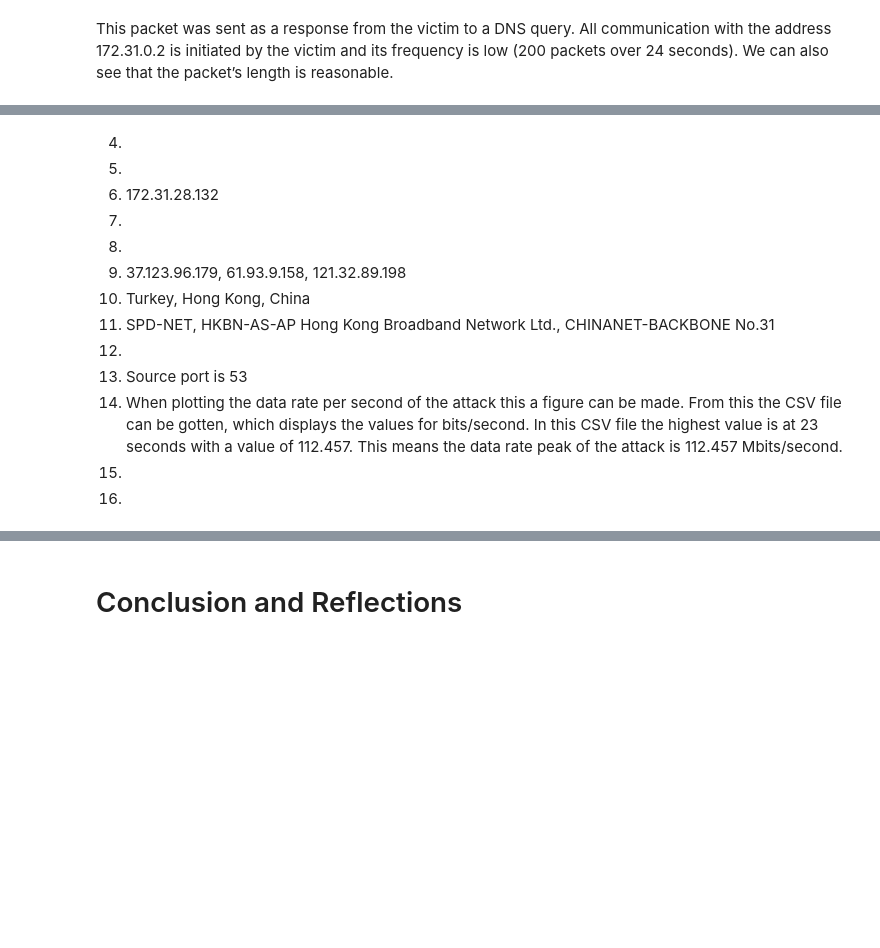
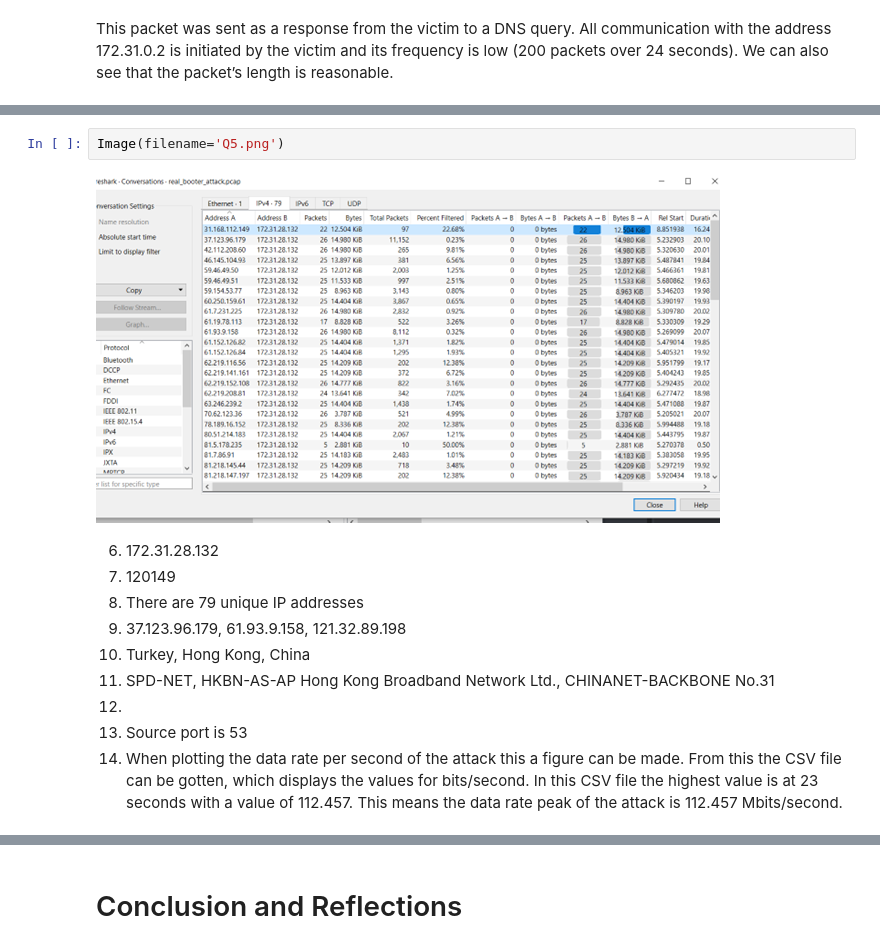
Before and after one commit to nagham-mekky/ForensicsAssignment2, a Jupyter notebook: Assignment2.ipynb, the cells around one changed output, grey strips where cells are left out. Cells and saved outputs as stored; diff of their text form; blank space fills up the shorter version.

```diff
--- a/Assignment2.ipynb
+++ b/Assignment2.ipynb
@@ -63,14 +60,14 @@ This packet was sent as a response from the victim to a DNS query. All communica
+# %%
+Image(filename='Q5.png')
+# %% [output]
+[figure, added]
 # %% [markdown]
-4.
-5.
 6. 172.31.28.132
-7.
-8.
+7. 120149
+8. There are 79 unique IP addresses
 9. 37.123.96.179, 61.93.9.158, 121.32.89.198
 10. Turkey, Hong Kong, China
 11. SPD-NET, HKBN-AS-AP Hong Kong Broadband Network Ltd., CHINANET-BACKBONE No.31
 12.
 13. Source port is 53
 14. When plotting the data rate per second of the attack this a figure can be made. From this the CSV file can be gotten, which displays the values for bits/second. In this CSV file the highest value is at 23 seconds with a value of 112.457. This means the data rate peak of the attack is 112.457 Mbits/second.
-15.
-16.
```
Also changed, not shown: parts of 10 cells of this notebook, 2 other files.
